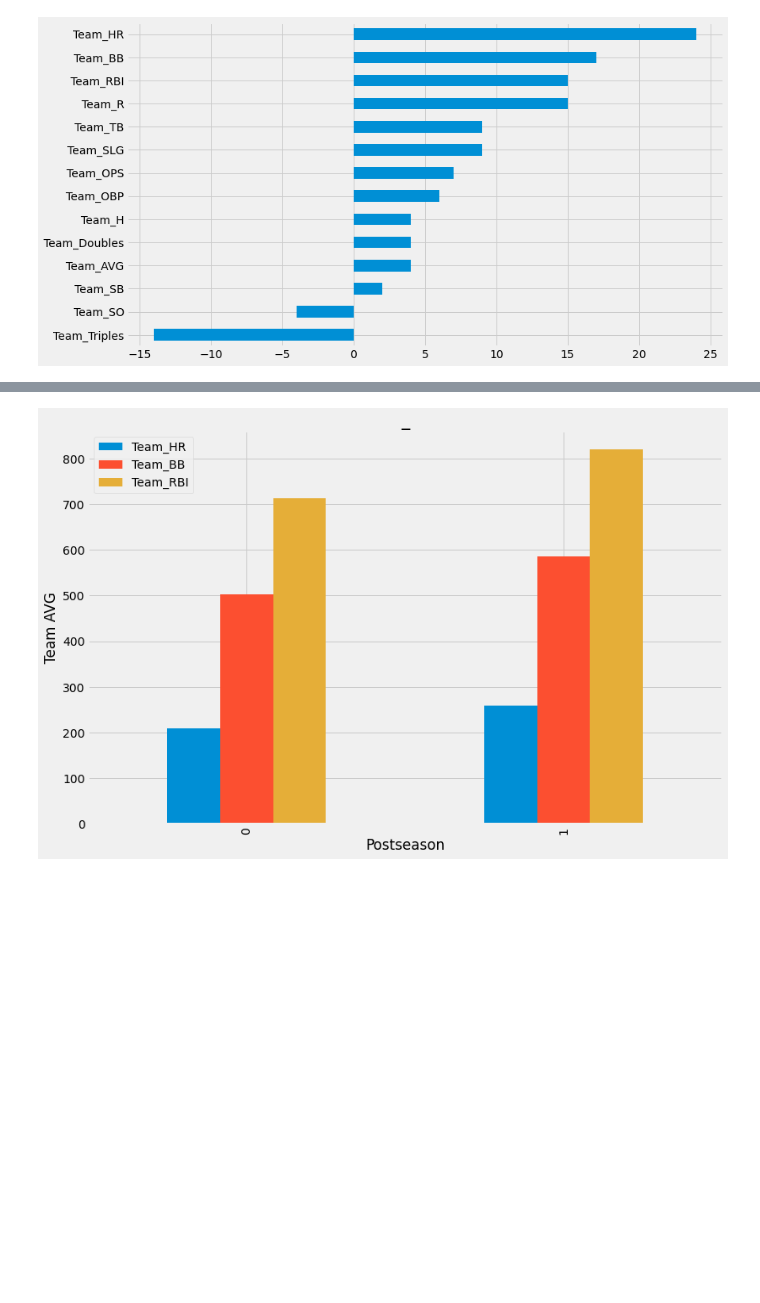
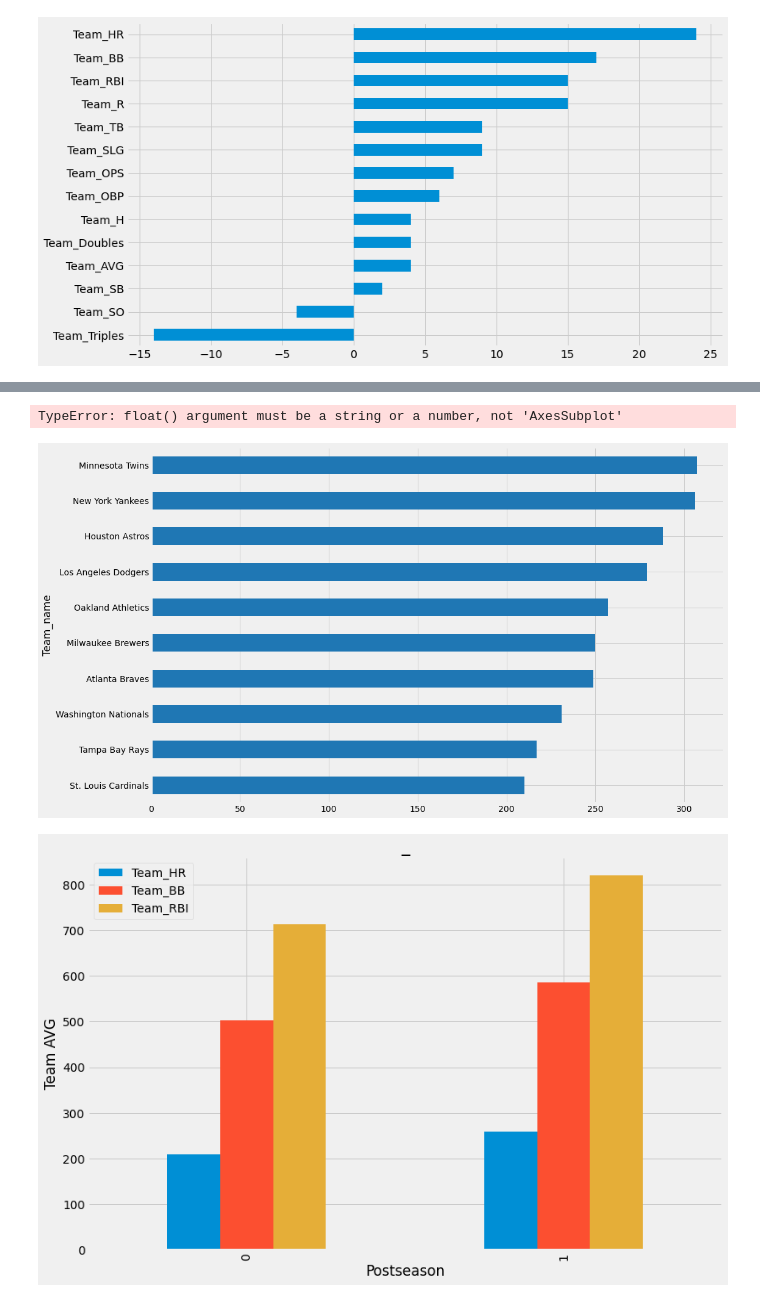
Before and after one commit to jmg0144/mlb-analysis, a Jupyter notebook: MLB-Analysis.ipynb, the cells around one changed output, grey strips where cells are left out. Saved outputs shown, nothing was run; the diff lists cells and outputs as text; code cells hidden in the pictures; blank space fills up the shorter version.

```diff
--- a/MLB-Analysis.ipynb
+++ b/MLB-Analysis.ipynb
@@ -311,3 +328,8 @@ plt.legend();
+# %%
+plt.plot(postseason_df.groupby(['Team_name'])['Team_HR'].sum().sort_values().plot(kind='barh', figsize=(15,10), color='tab:blue', label='label1'))
+# %% [output]
+TypeError: float() argument must be a string or a number, not 'AxesSubplot'
+[figure, added]
 # %%
 dfg = df_2.groupby(['Postseason'])['Team_HR','Team_BB','Team_RBI'].mean()
 
```
Also changed, not shown: parts of 19 cells of this notebook.
